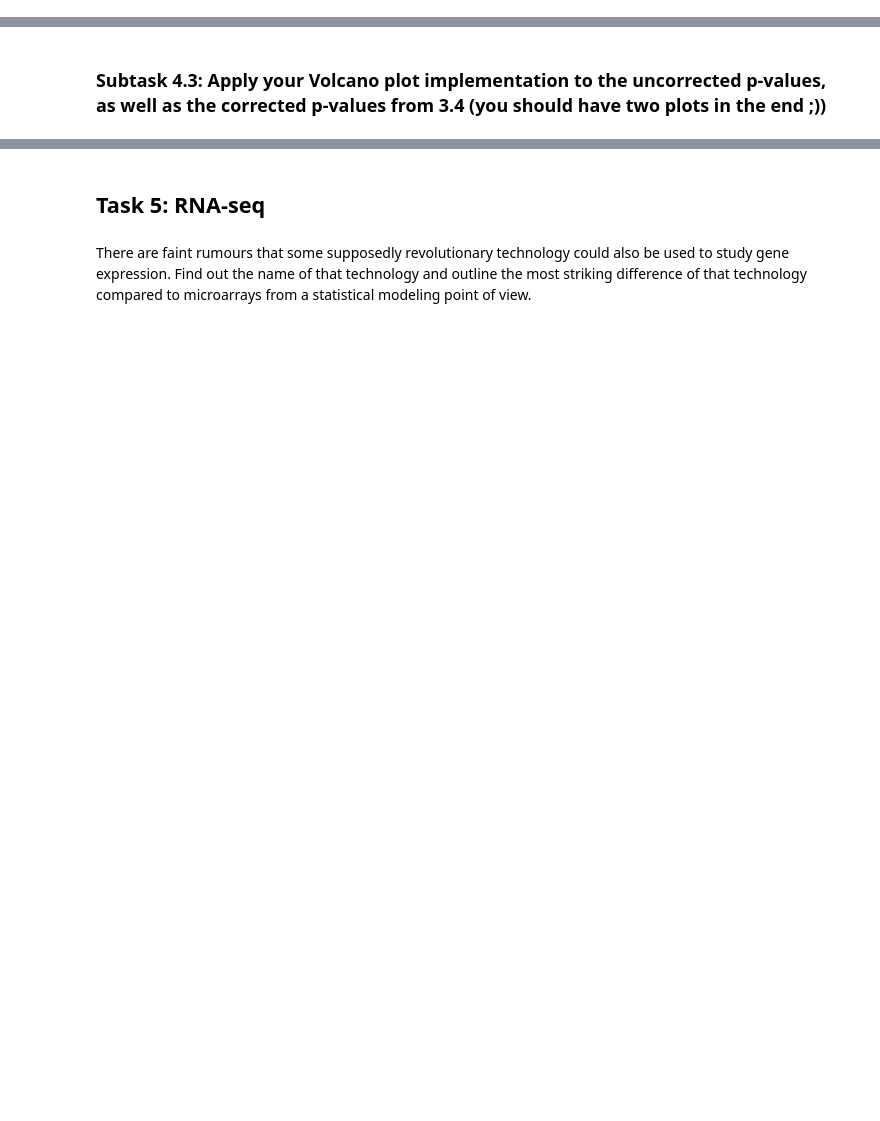
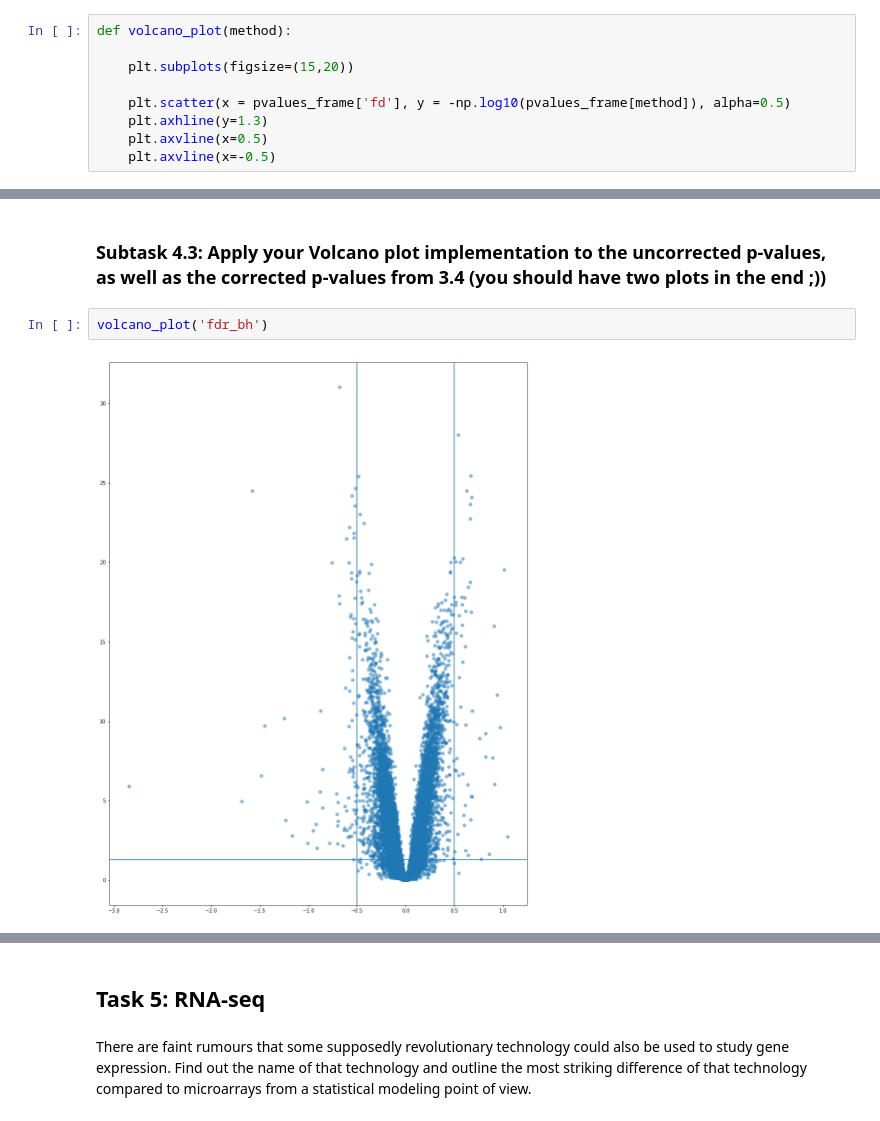
Before and after one commit to TrisKast/DataScience-Bioinformatics, a Jupyter notebook: notebooks/Day56_DE_Analysis.ipynb, the cells around one changed output, grey strips where cells are left out. Cells and saved outputs as stored; diff of their text form; blank space fills up the shorter version.

```diff
--- a/notebooks/Day56_DE_Analysis.ipynb
+++ b/notebooks/Day56_DE_Analysis.ipynb
@@ -360,2 +434,11 @@ Overwhelmed by these achievments (and motivated by your ever declining esteem fo
 # %% [markdown]
 ### Subtask 4.2:  Implement a Vulcano plot (from scratch using matplotlib)
+# %%
+def volcano_plot(method):
+
+    plt.subplots(figsize=(15,20))
+
+    plt.scatter(x = pvalues_frame['fd'], y = -np.log10(pvalues_frame[method]), alpha=0.5)
+    plt.axhline(y=1.3)
+    plt.axvline(x=0.5)
+    plt.axvline(x=-0.5)
@@ -362,2 +461,6 @@ Overwhelmed by these achievments (and motivated by your ever declining esteem fo
 # %% [markdown]
 ### Subtask 4.3: Apply your Volcano plot implementation to the uncorrected p-values, as well as the corrected p-values from 3.4 (you should have two plots in the end ;))
+# %%
+volcano_plot('fdr_bh')
+# %% [output]
+[figure, added]
```
Also changed, not shown: parts of 22 cells of this notebook, 13 other files.
